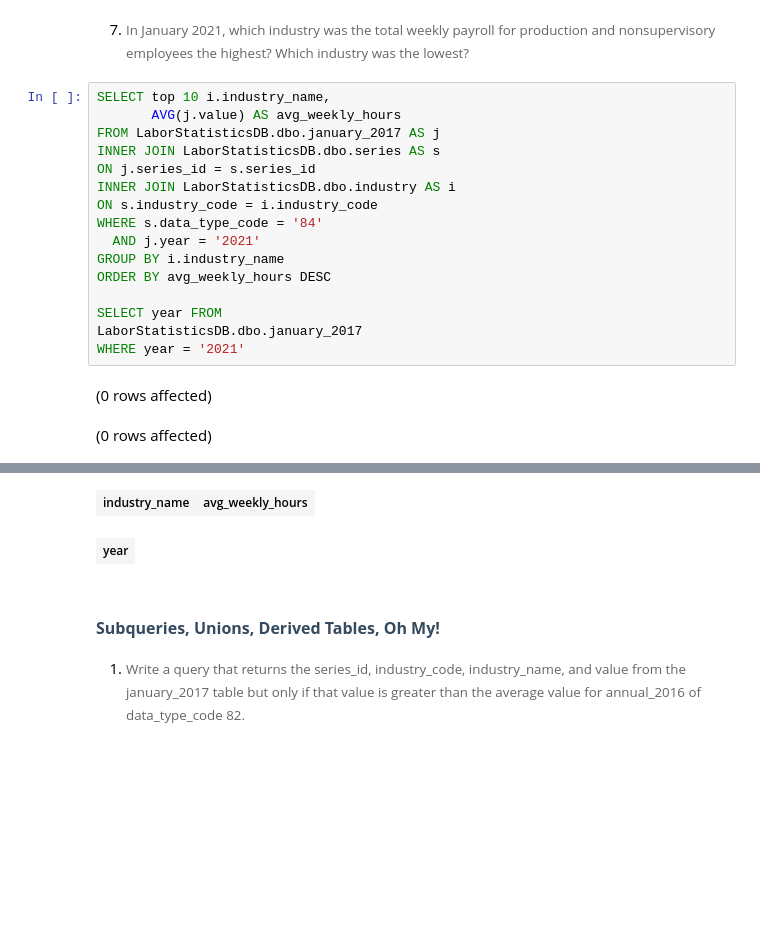
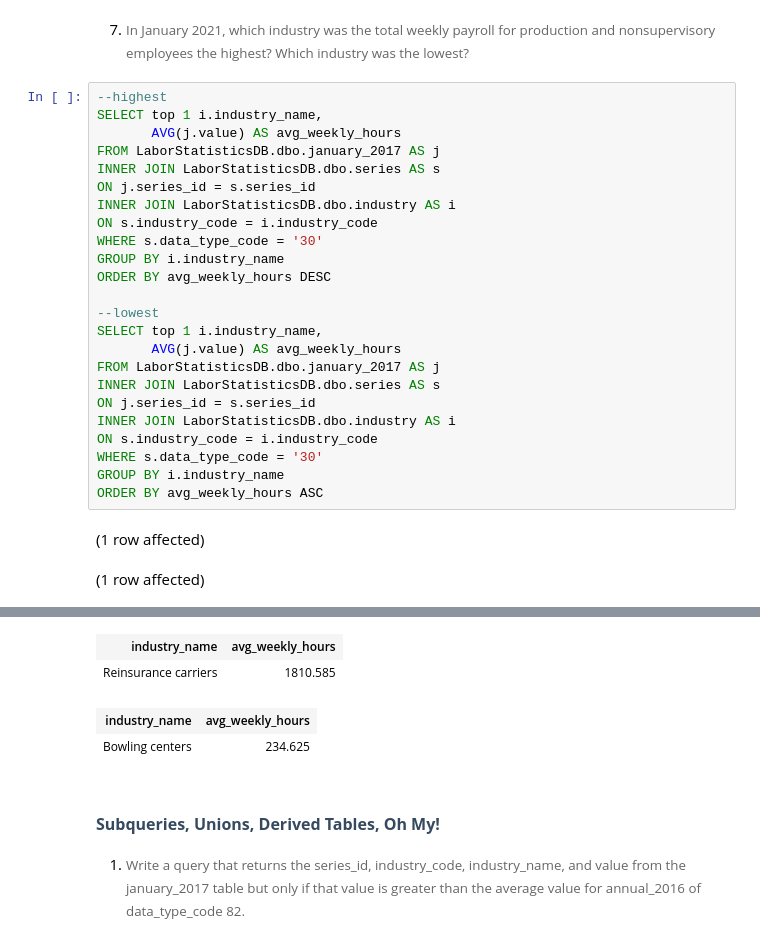
Before and after one commit to fsaidova74/Assignment3_9to5, a Jupyter notebook: 9to5.ipynb, the cells around one changed output, grey strips where cells are left out. Saved outputs shown, nothing was run; the diff lists cells and outputs as text; blank space fills up the shorter version.

```diff
--- a/9to5.ipynb
+++ b/9to5.ipynb
@@ -373,21 +373,29 @@ Total execution time: 00:00:00.158
 # %% [markdown]
 7. <span style="background-color: rgb(255, 255, 255); font-size: 10pt; white-space: pre-wrap; color: rgb(102, 102, 102); font-family: Arvo, serif;">In January 2021, which industry was the total weekly payroll for production and nonsupervisory employees the highest? Which industry was the lowest?</span>
 # %%
-SELECT top 10 i.industry_name,
+--highest
+SELECT top 1 i.industry_name,
        AVG(j.value) AS avg_weekly_hours
 FROM LaborStatisticsDB.dbo.january_2017 AS j
 INNER JOIN LaborStatisticsDB.dbo.series AS s
 ON j.series_id = s.series_id
 INNER JOIN LaborStatisticsDB.dbo.industry AS i
 ON s.industry_code = i.industry_code
-WHERE s.data_type_code = '84'
-  AND j.year = '2021'
+WHERE s.data_type_code = '30'
 GROUP BY i.industry_name
 ORDER BY avg_weekly_hours DESC
 
-SELECT year FROM
-LaborStatisticsDB.dbo.january_2017
-WHERE year = '2021'
+--lowest
+SELECT top 1 i.industry_name,
+       AVG(j.value) AS avg_weekly_hours
+FROM LaborStatisticsDB.dbo.january_2017 AS j
+INNER JOIN LaborStatisticsDB.dbo.series AS s
+ON j.series_id = s.series_id
+INNER JOIN LaborStatisticsDB.dbo.industry AS i
+ON s.industry_code = i.industry_code
+WHERE s.data_type_code = '30'
+GROUP BY i.industry_name
+ORDER BY avg_weekly_hours ASC
 # %% [output]
-(0 rows affected)
+(1 row affected)
-(0 rows affected)
+(1 row affected)
@@ -395,5 +403,7 @@ Total execution time: 00:00:00.085
 | industry_name | avg_weekly_hours |
+| Reinsurance carriers | 1810.585 |
-| year |
+| industry_name | avg_weekly_hours |
+| Bowling centers | 234.625 |
 # %% [markdown]
 ## <span style="font-size: 12pt; font-family: Montserrat, sans-serif; color: rgb(53, 74, 95); background-color: rgb(255, 255, 255); font-weight: 700; font-variant-numeric: normal; font-variant-east-asian: normal; vertical-align: baseline; white-space: pre-wrap;">Subqueries, Unions, Derived Tables, Oh My!</span>
 
```
Also changed, not shown: parts of 12 cells of this notebook.
